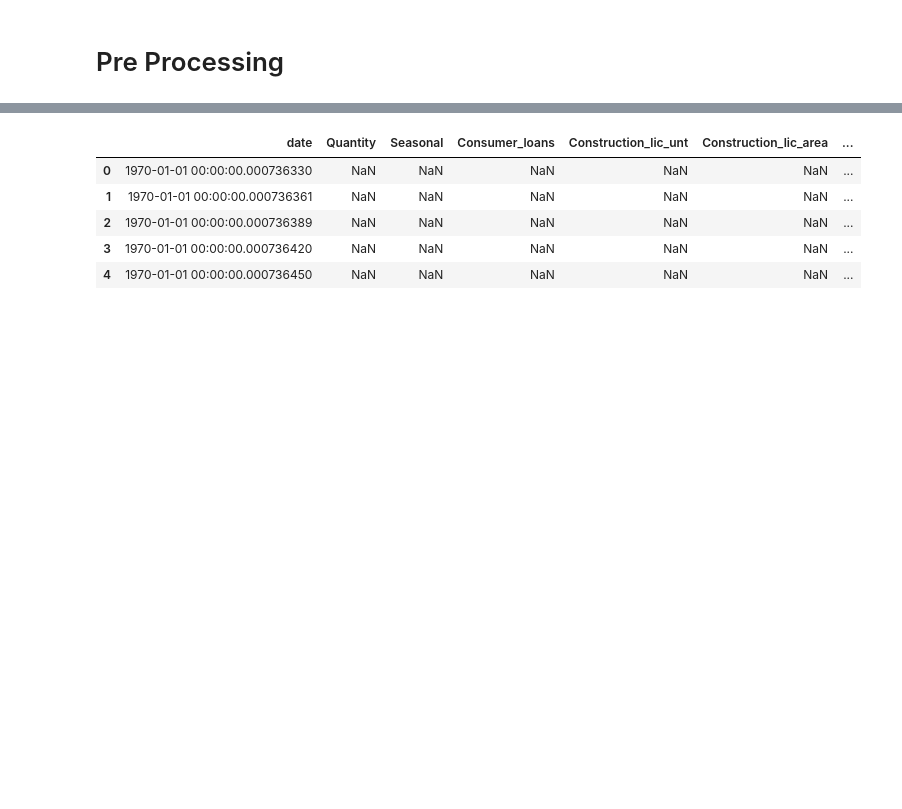
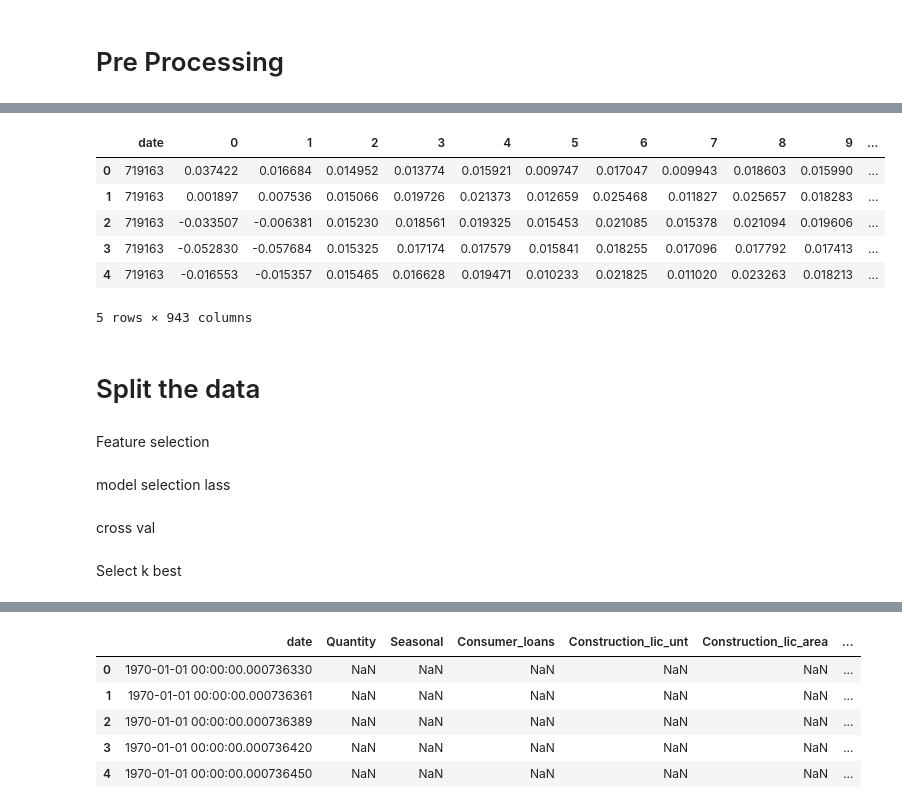
Before and after one commit to JF11579/Adelphi, a Jupyter notebook: Colab_4_Joe_Sandbox.ipynb, the cells around one changed output, grey strips where cells are left out. Saved outputs shown, nothing was run; the diff lists cells and outputs as text; code cells hidden in the pictures; blank space fills up the shorter version.

```diff
--- a/Colab_4_Joe_Sandbox.ipynb
+++ b/Colab_4_Joe_Sandbox.ipynb
@@ -95,0 +296,3 @@ df_returned
+# %%
+data= pd.read_csv('/content/drive/MyDrive/Porcelana_OP_adelphi_2021_SCALED.csv')
+data.head(2)
@@ -95,0 +304,3 @@ df_returned
+# %%
+data['date'] = pd.to_datetime(data['date'])
+data['date']= data['date'].map(dt.datetime.toordinal)
@@ -95,0 +392,2 @@ df_returned
+# %%
+data_restored = pd.DataFrame(data_restored , columns = data.columns)
@@ -95,0 +404,24 @@ df_returned
+# %%
+#import datetime as dt
+#df['date'].map(dt.datetime.toordinal)
+data_restored['date']=date_restored['date'].map(dt.datetime.toordinal)
+# %%
+data_restored.head()
+# %% [output]
+|  | date | 0 | 1 | 2 | 3 | 4 | 5 | 6 | 7 | 8 | 9 | ... |
+| 0 | 719163 | 0.037422 | 0.016684 | 0.014952 | 0.013774 | 0.015921 | 0.009747 | 0.017047 | 0.009943 | 0.018603 | 0.015990 | ... |
+| 1 | 719163 | 0.001897 | 0.007536 | 0.015066 | 0.019726 | 0.021373 | 0.012659 | 0.025468 | 0.011827 | 0.025657 | 0.018283 | ... |
+| 2 | 719163 | -0.033507 | -0.006381 | 0.015230 | 0.018561 | 0.019325 | 0.015453 | 0.021085 | 0.015378 | 0.021094 | 0.019606 | ... |
+| 3 | 719163 | -0.052830 | -0.057684 | 0.015325 | 0.017174 | 0.017579 | 0.015841 | 0.018255 | 0.017096 | 0.017792 | 0.017413 | ... |
+| 4 | 719163 | -0.016553 | -0.015357 | 0.015465 | 0.016628 | 0.019471 | 0.010233 | 0.021825 | 0.011020 | 0.023263 | 0.018213 | ... |
+5 rows × 943 columns
+# %% [markdown]
+# Split the data
+# %% [markdown]
+Feature selection
+# %% [markdown]
+model selection lass
+# %% [markdown]
+cross val
+# %% [markdown]
+Select k best
```
Also changed, not shown: parts of 87 cells of this notebook.
